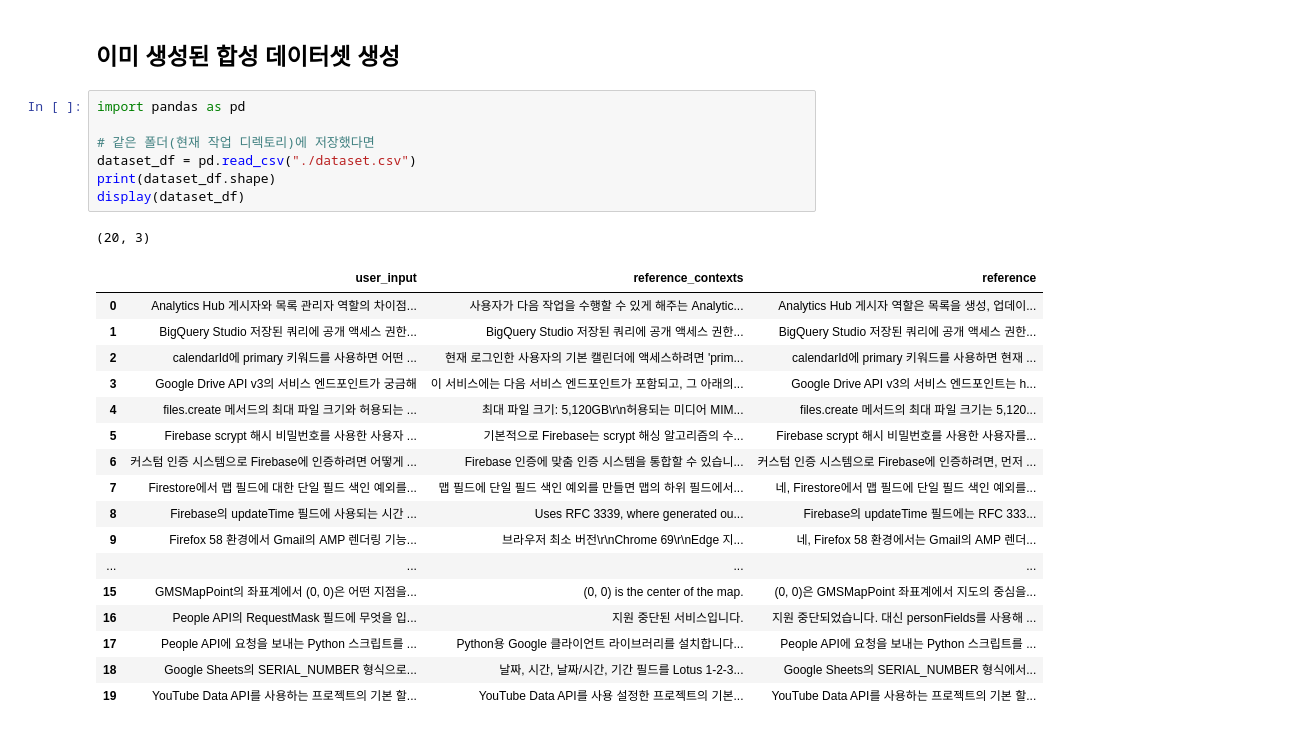
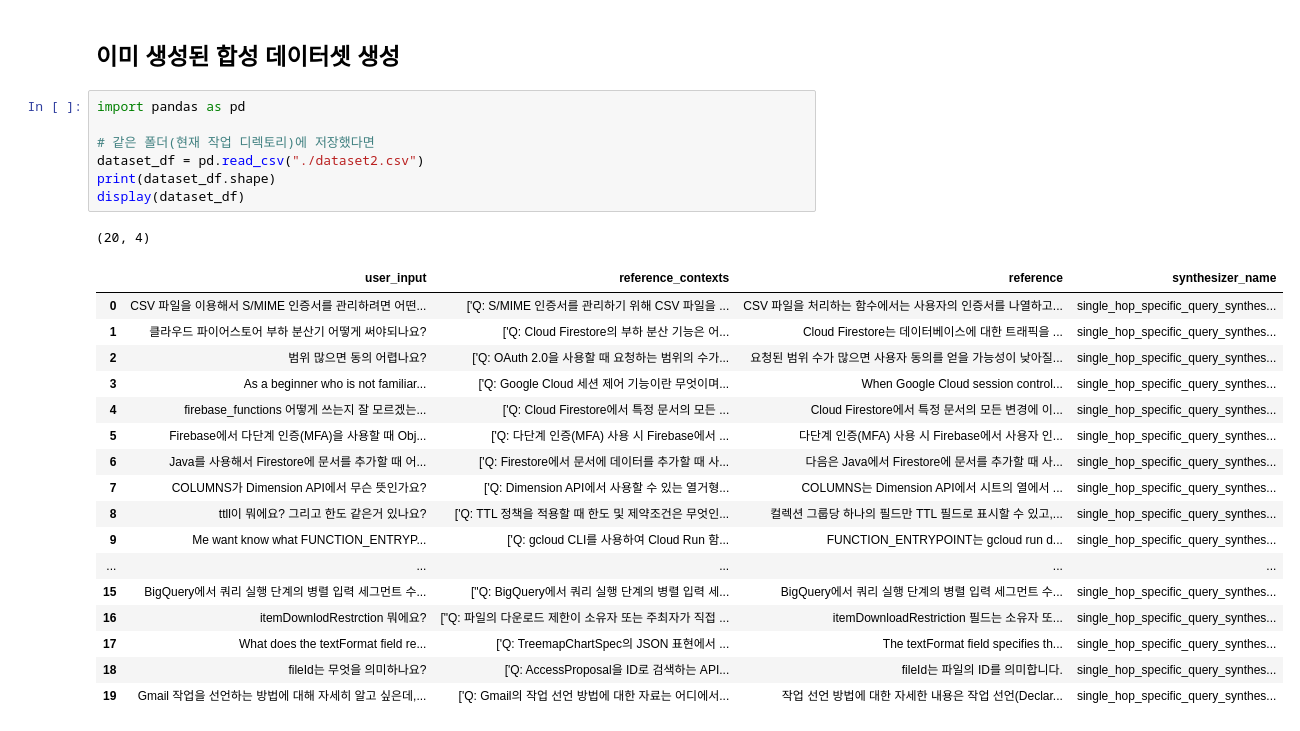
Before and after one commit to skn-ai14-250409/SKN14-Final-1Team-AI, a Jupyter notebook: LLM_hybrid/ragas/langgraph_test6.ipynb, the cells around one changed output. Cells and saved outputs as stored; diff of their text form.

```diff
--- a/LLM_hybrid/ragas/langgraph_test6.ipynb
+++ b/LLM_hybrid/ragas/langgraph_test6.ipynb
@@ -123,29 +160,29 @@ from ragas.metrics import LLMContextRecall, Faithfulness, FactualCorrectness
 # %%
 import pandas as pd
 
 # 같은 폴더(현재 작업 디렉토리)에 저장했다면
-dataset_df = pd.read_csv("./dataset.csv")
+dataset_df = pd.read_csv("./dataset2.csv")
 print(dataset_df.shape)
 display(dataset_df)
 # %% [output]
-(20, 3)
+(20, 4)
-|  | user_input | reference_contexts | reference |
-| 0 | Analytics Hub 게시자와 목록 관리자 역할의 차이점... | 사용자가 다음 작업을 수행할 수 있게 해주는 Analytic... | Analytics Hub 게시자 역할은 목록을 생성, 업데이... |
-| 1 | BigQuery Studio 저장된 쿼리에 공개 액세스 권한... | BigQuery Studio 저장된 쿼리에 공개 액세스 권한... | BigQuery Studio 저장된 쿼리에 공개 액세스 권한... |
-| 2 | calendarId에 primary 키워드를 사용하면 어떤 ... | 현재 로그인한 사용자의 기본 캘린더에 액세스하려면 'prim... | calendarId에 primary 키워드를 사용하면 현재 ... |
-| 3 | Google Drive API v3의 서비스 엔드포인트가 궁금해 | 이 서비스에는 다음 서비스 엔드포인트가 포함되고, 그 아래의... | Google Drive API v3의 서비스 엔드포인트는 h... |
-| 4 | files.create 메서드의 최대 파일 크기와 허용되는 ... | 최대 파일 크기: 5,120GB\r\n허용되는 미디어 MIM... | files.create 메서드의 최대 파일 크기는 5,120... |
-| 5 | Firebase scrypt 해시 비밀번호를 사용한 사용자 ... | 기본적으로 Firebase는 scrypt 해싱 알고리즘의 수... | Firebase scrypt 해시 비밀번호를 사용한 사용자를... |
-| 6 | 커스텀 인증 시스템으로 Firebase에 인증하려면 어떻게 ... | Firebase 인증에 맞춤 인증 시스템을 통합할 수 있습니... | 커스텀 인증 시스템으로 Firebase에 인증하려면, 먼저 ... |
-| 7 | Firestore에서 맵 필드에 대한 단일 필드 색인 예외를... | 맵 필드에 단일 필드 색인 예외를 만들면 맵의 하위 필드에서... | 네, Firestore에서 맵 필드에 단일 필드 색인 예외를... |
-| 8 | Firebase의 updateTime 필드에 사용되는 시간 ... | Uses RFC 3339, where generated ou... | Firebase의 updateTime 필드에는 RFC 333... |
-| 9 | Firefox 58 환경에서 Gmail의 AMP 렌더링 기능... | 브라우저 최소 버전\r\nChrome 69\r\nEdge 지... | 네, Firefox 58 환경에서는 Gmail의 AMP 렌더... |
-| ... | ... | ... | ... |
-| 15 | GMSMapPoint의 좌표계에서 (0, 0)은 어떤 지점을... | (0, 0) is the center of the map. | (0, 0)은 GMSMapPoint 좌표계에서 지도의 중심을... |
-| 16 | People API의 RequestMask 필드에 무엇을 입... | 지원 중단된 서비스입니다. | 지원 중단되었습니다. 대신 personFields를 사용해 ... |
-| 17 | People API에 요청을 보내는 Python 스크립트를 ... | Python용 Google 클라이언트 라이브러리를 설치합니다... | People API에 요청을 보내는 Python 스크립트를 ... |
-| 18 | Google Sheets의 SERIAL_NUMBER 형식으로... | 날짜, 시간, 날짜/시간, 기간 필드를 Lotus 1-2-3... | Google Sheets의 SERIAL_NUMBER 형식에서... |
-| 19 | YouTube Data API를 사용하는 프로젝트의 기본 할... | YouTube Data API를 사용 설정한 프로젝트의 기본... | YouTube Data API를 사용하는 프로젝트의 기본 할... |
+|  | user_input | reference_contexts | reference | synthesizer_name |
+| 0 | CSV 파일을 이용해서 S/MIME 인증서를 관리하려면 어떤... | ['Q: S/MIME 인증서를 관리하기 위해 CSV 파일을 ... | CSV 파일을 처리하는 함수에서는 사용자의 인증서를 나열하고... | single_hop_specific_query_synthes... |
+| 1 | 클라우드 파이어스토어 부하 분산기 어떻게 써야되나요? | ['Q: Cloud Firestore의 부하 분산 기능은 어... | Cloud Firestore는 데이터베이스에 대한 트래픽을 ... | single_hop_specific_query_synthes... |
+| 2 | 범위 많으면 동의 어렵나요? | ['Q: OAuth 2.0을 사용할 때 요청하는 범위의 수가... | 요청된 범위 수가 많으면 사용자 동의를 얻을 가능성이 낮아질... | single_hop_specific_query_synthes... |
+| 3 | As a beginner who is not familiar... | ['Q: Google Cloud 세션 제어 기능이란 무엇이며... | When Google Cloud session control... | single_hop_specific_query_synthes... |
+| 4 | firebase_functions 어떻게 쓰는지 잘 모르겠는... | ['Q: Cloud Firestore에서 특정 문서의 모든 ... | Cloud Firestore에서 특정 문서의 모든 변경에 이... | single_hop_specific_query_synthes... |
+| 5 | Firebase에서 다단계 인증(MFA)을 사용할 때 Obj... | ['Q: 다단계 인증(MFA) 사용 시 Firebase에서 ... | 다단계 인증(MFA) 사용 시 Firebase에서 사용자 인... | single_hop_specific_query_synthes... |
+| 6 | Java를 사용해서 Firestore에 문서를 추가할 때 어... | ['Q: Firestore에서 문서에 데이터를 추가할 때 사... | 다음은 Java에서 Firestore에 문서를 추가할 때 사... | single_hop_specific_query_synthes... |
+| 7 | COLUMNS가 Dimension API에서 무슨 뜻인가요? | ['Q: Dimension API에서 사용할 수 있는 열거형... | COLUMNS는 Dimension API에서 시트의 열에서 ... | single_hop_specific_query_synthes... |
+| 8 | ttll이 뭐에요? 그리고 한도 같은거 있나요? | ['Q: TTL 정책을 적용할 때 한도 및 제약조건은 무엇인... | 컬렉션 그룹당 하나의 필드만 TTL 필드로 표시할 수 있고,... | single_hop_specific_query_synthes... |
+| 9 | Me want know what FUNCTION_ENTRYP... | ['Q: gcloud CLI를 사용하여 Cloud Run 함... | FUNCTION_ENTRYPOINT는 gcloud run d... | single_hop_specific_query_synthes... |
+| ... | ... | ... | ... | ... |
+| 15 | BigQuery에서 쿼리 실행 단계의 병렬 입력 세그먼트 수... | ["Q: BigQuery에서 쿼리 실행 단계의 병렬 입력 세... | BigQuery에서 쿼리 실행 단계의 병렬 입력 세그먼트 수... | single_hop_specific_query_synthes... |
+| 16 | itemDownlodRestrction 뭐에요? | ["Q: 파일의 다운로드 제한이 소유자 또는 주최자가 직접 ... | itemDownloadRestriction 필드는 소유자 또... | single_hop_specific_query_synthes... |
+| 17 | What does the textFormat field re... | ['Q: TreemapChartSpec의 JSON 표현에서 ... | The textFormat field specifies th... | single_hop_specific_query_synthes... |
+| 18 | fileId는 무엇을 의미하나요? | ['Q: AccessProposal을 ID로 검색하는 API... | fileId는 파일의 ID를 의미합니다. | single_hop_specific_query_synthes... |
+| 19 | Gmail 작업을 선언하는 방법에 대해 자세히 알고 싶은데,... | ['Q: Gmail의 작업 선언 방법에 대한 자료는 어디에서... | 작업 선언 방법에 대한 자세한 내용은 작업 선언(Declar... | single_hop_specific_query_synthes... |
 # %%
 
 ## 02.RAG 체인 구성
```
Also changed, not shown: parts of 11 cells of this notebook, 2 other files.
